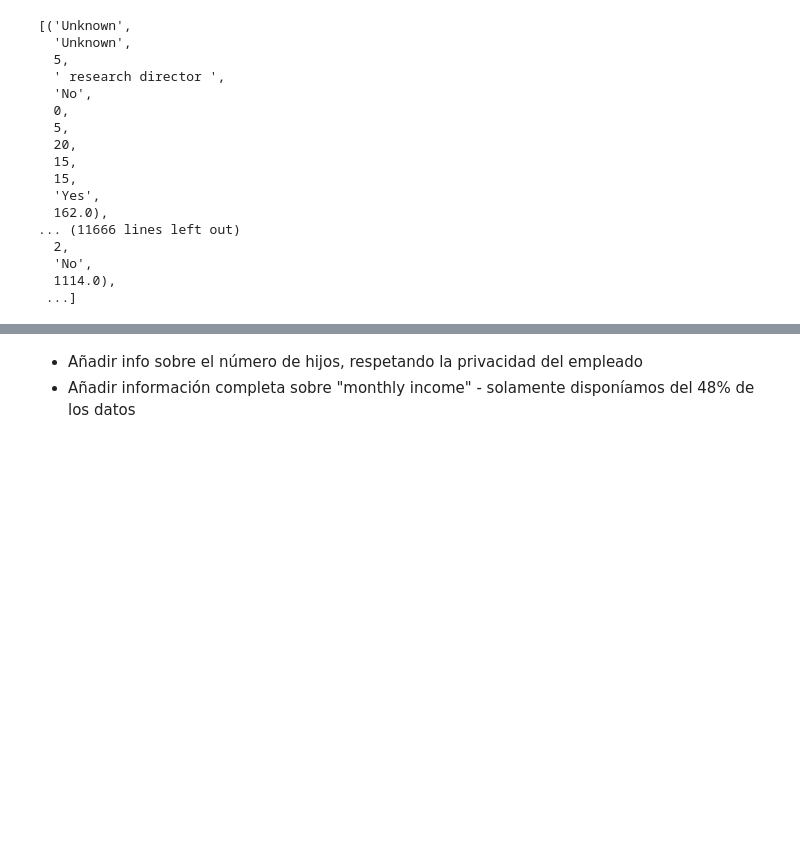
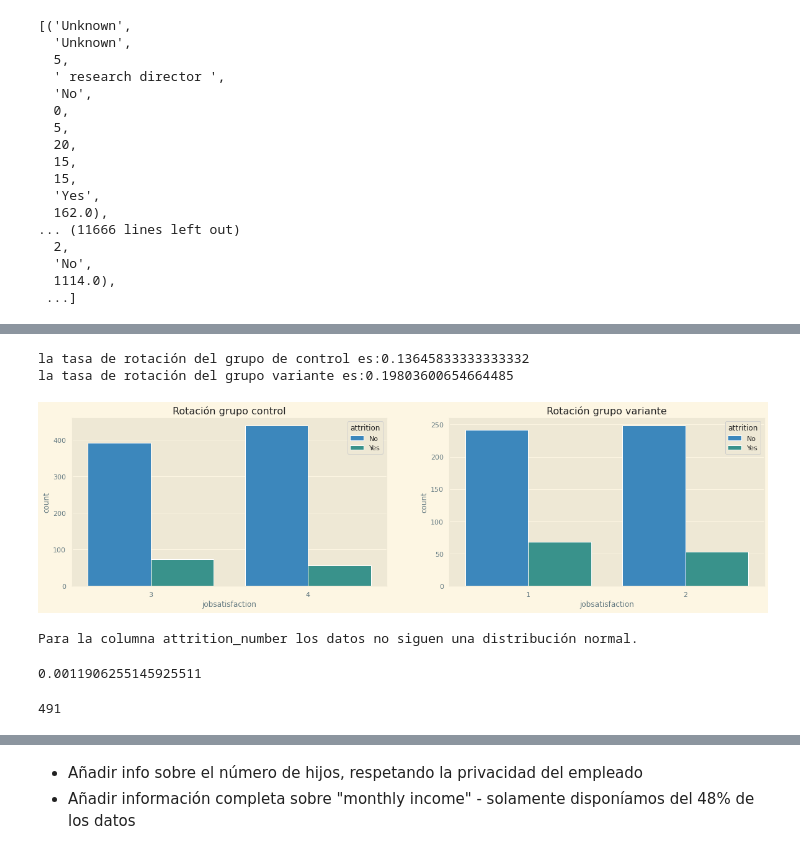
Before and after one commit to Adalab/proyecto-da-promo-Farzana-modulo3-team1, a Jupyter notebook: madre.ipynb, the cells around one changed output, grey strips where cells are left out. Saved outputs shown, nothing was run; the diff lists cells and outputs as text; code cells hidden in the pictures; blank space fills up the shorter version.

```diff
--- a/madre.ipynb
+++ b/madre.ipynb
@@ -1017,0 +999,37 @@ Ha habido un error en la inserción
+# %%
+#Paso1. Divide a los empleados en los grupos A y B según los criterios establecidos
+
+#Grupos
+df_control = definitivo[definitivo["jobsatisfaction"] >= 3]
+df_variante = definitivo[definitivo["jobsatisfaction"] < 3]
+
+#NOTA: DEBERÍAMOS QUITAR LOS DUPLICADOS DE EMPLOYEENUMBER???
+# %%
+# Paso2. Cálculo de la tasa de rotación
+
+# Tasa de rotación en grupo de control
+df_control_rotacion = df_control[df_control["attrition"] == "Yes"]
+tasa_rotacion_control = df_control_rotacion.shape[0] / df_control.shape[0]
+print(f"la tasa de rotación del grupo de control es:{tasa_rotacion_control}")
+
+# Tasa de rotación en grupo variante
+df_variante_rotacion = df_variante[df_variante["attrition"] == "Yes"]
+tasa_rotacion_variante = df_variante_rotacion.shape[0] / df_variante.shape[0]
+print(f"la tasa de rotación del grupo variante es:{tasa_rotacion_variante}")
+# %% [output]
+la tasa de rotación del grupo de control es:0.13645833333333332
+la tasa de rotación del grupo variante es:0.19803600654664485
+# %%
+fig, axes = plt.subplots(nrows=1, ncols=2, figsize=(20, 5))
+
+# Gráfico 1: Tasa de rotación del grupo control
+sns.countplot(x="jobsatisfaction", hue="attrition", data=df_control, ax=axes[0])
+axes[0].set_title("Rotación grupo control")
+
+# Gráfico 2: asa de rotación del grupo variante
+sns.countplot(x="jobsatisfaction", hue="attrition", data=df_variante, ax=axes[1])
+axes[1].set_title("Rotación grupo variante");
+
+##NOTA: CÓMO PONER QUE EL AXIS Y TENGA LOS MISMO VALORES
+# %% [output]
+[figure, added]
@@ -1017,0 +1039,22 @@ Ha habido un error en la inserción
+# %%
+#A. NORMALIDAD (con Shapiro)
+
+def normalidad(dataframe, columna):
+    statistic, p_value = stats.shapiro(dataframe[columna])
+    if p_value > 0.05:
+        print(f"Para la columna {columna} los datos siguen una distribución normal.")
+    else:
+        print(f"Para la columna {columna} los datos no siguen una distribución normal.")
+
+normalidad(definitivo, "attrition_number")
+# %% [output]
+Para la columna attrition_number los datos no siguen una distribución normal.
+# %%
+#Puesto que no no sigue una distribución normal, hacemos el t-test de ManWhitney
+grupo1 = df_control["attrition_number"] == 1
+grupo2 = df_variante["attrition_number"] == 1
+
+statistic, pvalue = mannwhitneyu(grupo1, grupo2)
+pvalue
+# %% [output]
+0.0011906255145925511
@@ -1017,0 +1066,4 @@ Ha habido un error en la inserción
+# %%
+definitivo["employeenumber"].duplicated().sum()
+# %% [output]
+491
```
Also changed, not shown: parts of 39 cells of this notebook.
